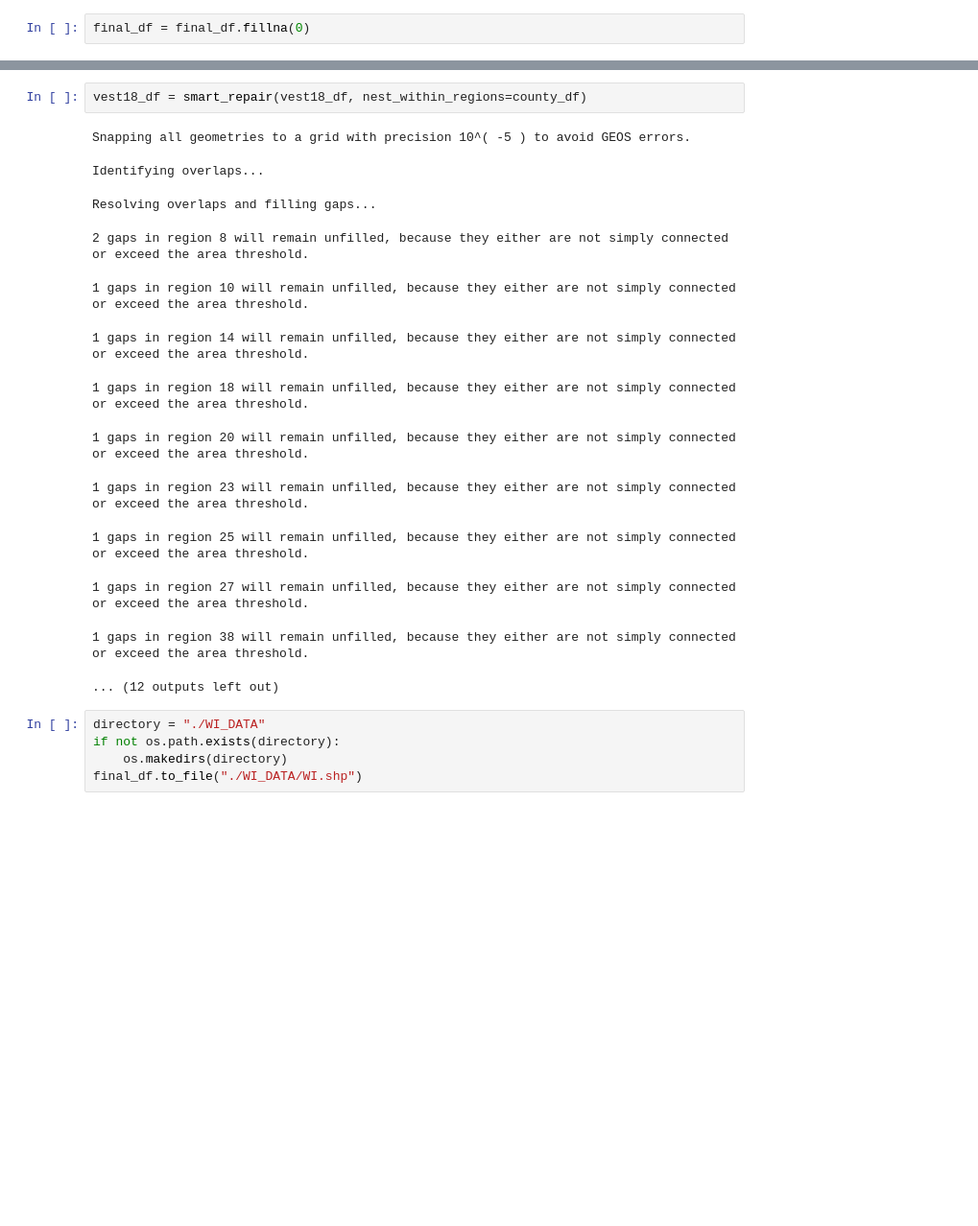
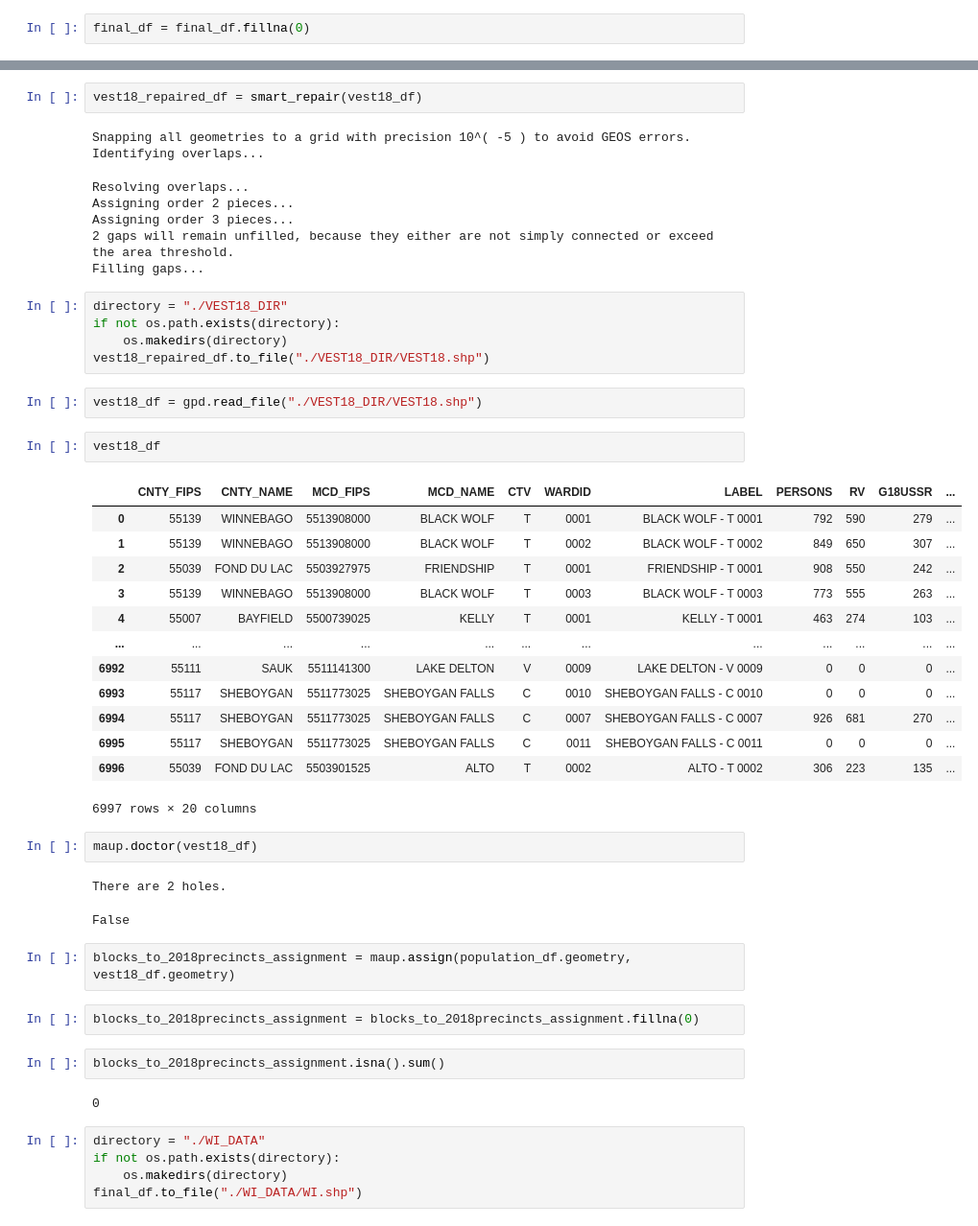
Before and after one commit to willystout/cs464_final_project, a Jupyter notebook: Data_Cleaning.ipynb, the cells around one changed output, grey strips where cells are left out. Shown: that part at 96% size. Drawn from its saved outputs; the diff is of its cells as text; blank space fills up the shorter version.

Commit message:
added vest18 data to shp file because repair takes too long

```diff
--- a/Data_Cleaning.ipynb
+++ b/Data_Cleaning.ipynb
@@ -540,19 +576,49 @@ final_df = final_df.fillna(0)
 # %%
-vest18_df = smart_repair(vest18_df, nest_within_regions=county_df)
+vest18_repaired_df = smart_repair(vest18_df)
 # %% [output]
 Snapping all geometries to a grid with precision 10^( -5 ) to avoid GEOS errors.
+Identifying overlaps...
-Identifying overlaps...
+Resolving overlaps...
+Assigning order 2 pieces...
+Assigning order 3 pieces...
+2 gaps will remain unfilled, because they either are not simply connected or exceed the area threshold.
+Filling gaps...
-Resolving overlaps and filling gaps...
-2 gaps in region 8 will remain unfilled, because they either are not simply connected or exceed the area threshold.
-1 gaps in region 10 will remain unfilled, because they either are not simply connected or exceed the area threshold.
-1 gaps in region 14 will remain unfilled, because they either are not simply connected or exceed the area threshold.
-1 gaps in region 18 will remain unfilled, because they either are not simply connected or exceed the area threshold.
-1 gaps in region 20 will remain unfilled, because they either are not simply connected or exceed the area threshold.
-1 gaps in region 23 will remain unfilled, because they either are not simply connected or exceed the area threshold.
-1 gaps in region 25 will remain unfilled, because they either are not simply connected or exceed the area threshold.
-1 gaps in region 27 will remain unfilled, because they either are not simply connected or exceed the area threshold.
-1 gaps in region 38 will remain unfilled, because they either are not simply connected or exceed the area threshold.
-... (12 outputs left out)
+# %%
+directory = "./VEST18_DIR"
+if not os.path.exists(directory):
+    os.makedirs(directory)
+vest18_repaired_df.to_file("./VEST18_DIR/VEST18.shp")
+# %%
+vest18_df = gpd.read_file("./VEST18_DIR/VEST18.shp")
+# %%
+vest18_df
+# %% [output]
+|  | CNTY_FIPS | CNTY_NAME | MCD_FIPS | MCD_NAME | CTV | WARDID | LABEL | PERSONS | RV | G18USSR | ... |
+| 0 | 55139 | WINNEBAGO | 5513908000 | BLACK WOLF | T | 0001 | BLACK WOLF - T 0001 | 792 | 590 | 279 | ... |
+| 1 | 55139 | WINNEBAGO | 5513908000 | BLACK WOLF | T | 0002 | BLACK WOLF - T 0002 | 849 | 650 | 307 | ... |
+| 2 | 55039 | FOND DU LAC | 5503927975 | FRIENDSHIP | T | 0001 | FRIENDSHIP - T 0001 | 908 | 550 | 242 | ... |
+| 3 | 55139 | WINNEBAGO | 5513908000 | BLACK WOLF | T | 0003 | BLACK WOLF - T 0003 | 773 | 555 | 263 | ... |
+| 4 | 55007 | BAYFIELD | 5500739025 | KELLY | T | 0001 | KELLY - T 0001 | 463 | 274 | 103 | ... |
+| ... | ... | ... | ... | ... | ... | ... | ... | ... | ... | ... | ... |
+| 6992 | 55111 | SAUK | 5511141300 | LAKE DELTON | V | 0009 | LAKE DELTON - V 0009 | 0 | 0 | 0 | ... |
+| 6993 | 55117 | SHEBOYGAN | 5511773025 | SHEBOYGAN FALLS | C | 0010 | SHEBOYGAN FALLS - C 0010 | 0 | 0 | 0 | ... |
+| 6994 | 55117 | SHEBOYGAN | 5511773025 | SHEBOYGAN FALLS | C | 0007 | SHEBOYGAN FALLS - C 0007 | 926 | 681 | 270 | ... |
+| 6995 | 55117 | SHEBOYGAN | 5511773025 | SHEBOYGAN FALLS | C | 0011 | SHEBOYGAN FALLS - C 0011 | 0 | 0 | 0 | ... |
+| 6996 | 55039 | FOND DU LAC | 5503901525 | ALTO | T | 0002 | ALTO - T 0002 | 306 | 223 | 135 | ... |
+6997 rows × 20 columns
+# %%
+maup.doctor(vest18_df)
+# %% [output]
+There are 2 holes.
+False
+# %%
+blocks_to_2018precincts_assignment = maup.assign(population_df.geometry, vest18_df.geometry)
+# %%
+blocks_to_2018precincts_assignment = blocks_to_2018precincts_assignment.fillna(0)
+# %%
+blocks_to_2018precincts_assignment.isna().sum()
+# %% [output]
+0
 # %%
 directory = "./WI_DATA"
 if not os.path.exists(directory):
```
Also changed, not shown: parts of 14 cells of this notebook, 6 other files.
